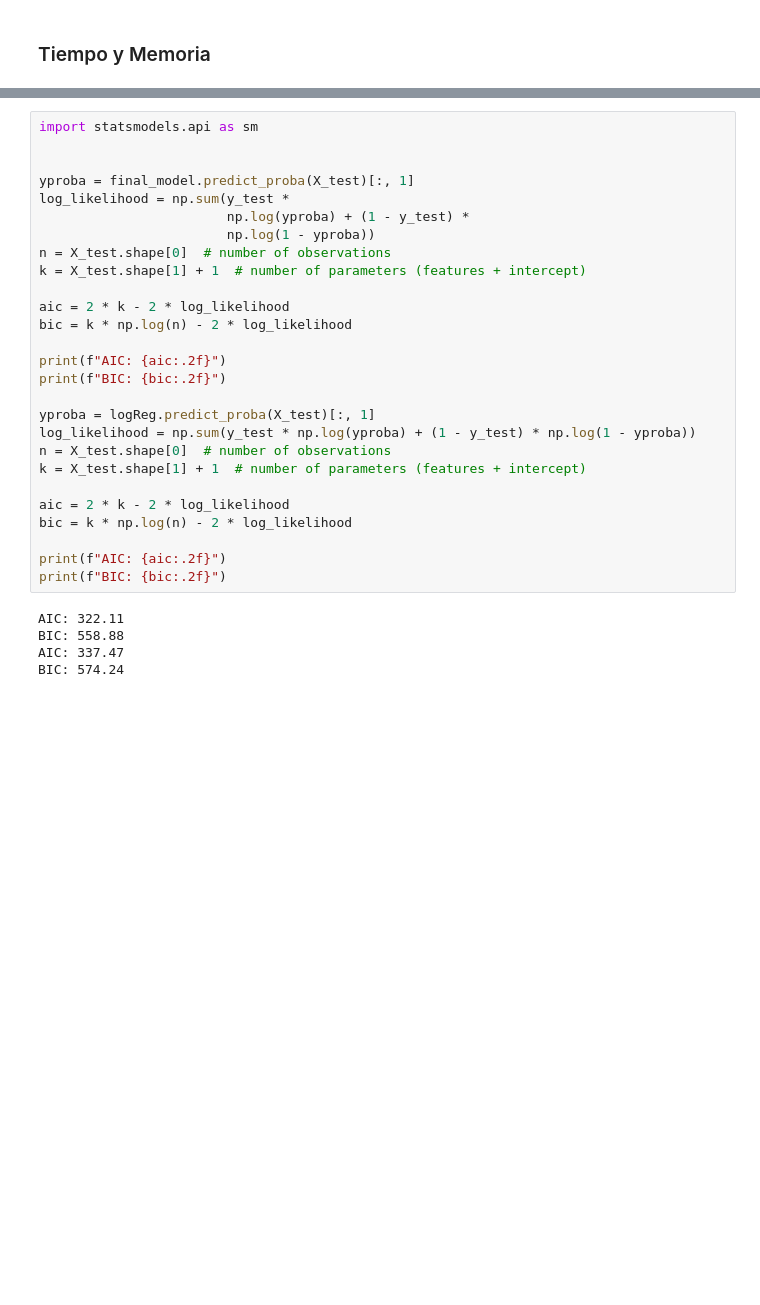
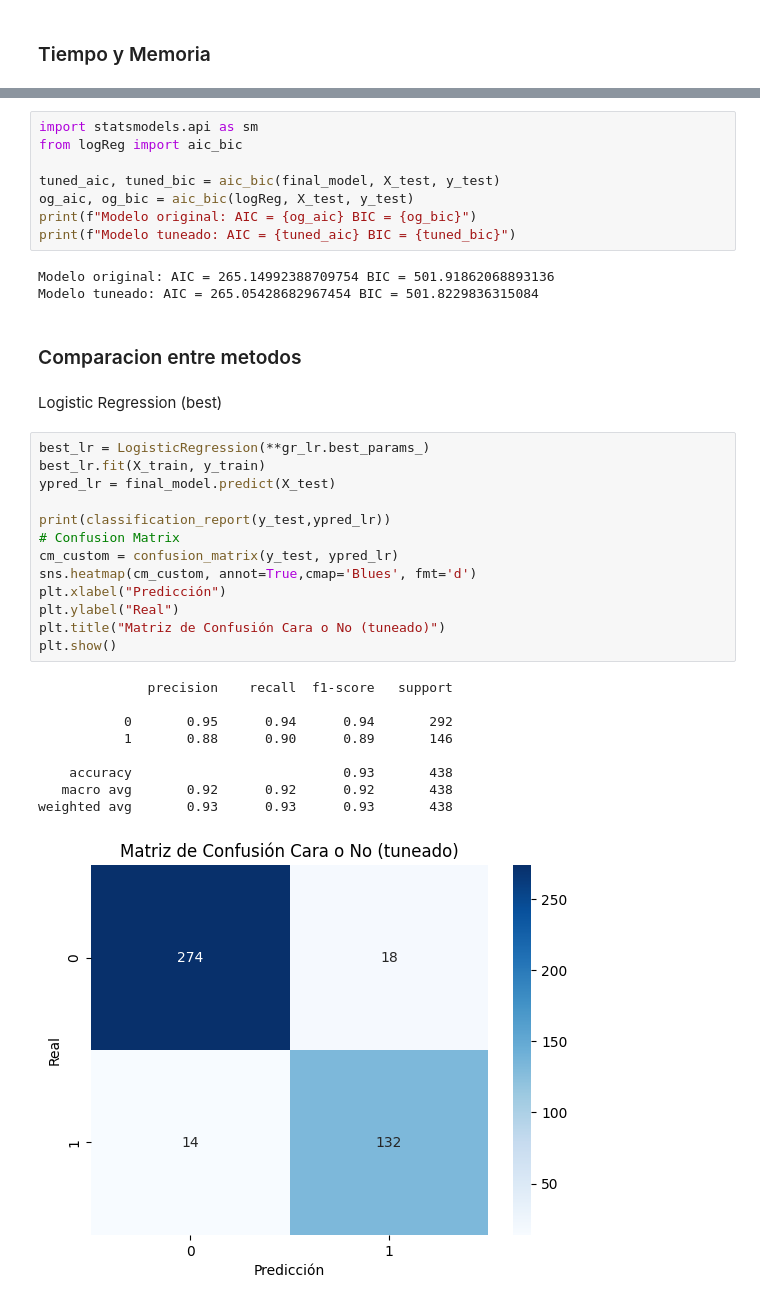
Before and after one commit to DiegoDuaS/LogisticRegression, a Jupyter notebook: actividades.ipynb, the cells around one changed output, grey strips where cells are left out. Saved outputs shown, nothing was run; the diff lists cells and outputs as text; blank space fills up the shorter version.

Commit message:
:feat: various models comparison

```diff
--- a/actividades.ipynb
+++ b/actividades.ipynb
@@ -662,32 +674,38 @@ Prediccion:
 # %%
 import statsmodels.api as sm
+from logReg import aic_bic
 
-
-yproba = final_model.predict_proba(X_test)[:, 1]
-log_likelihood = np.sum(y_test *
-                        np.log(yproba) + (1 - y_test) *
-                        np.log(1 - yproba))
-n = X_test.shape[0]  # number of observations
-k = X_test.shape[1] + 1  # number of parameters (features + intercept)
-
-aic = 2 * k - 2 * log_likelihood
-bic = k * np.log(n) - 2 * log_likelihood
-
-print(f"AIC: {aic:.2f}")
-print(f"BIC: {bic:.2f}")
-
-yproba = logReg.predict_proba(X_test)[:, 1]
-log_likelihood = np.sum(y_test * np.log(yproba) + (1 - y_test) * np.log(1 - yproba))
-n = X_test.shape[0]  # number of observations
-k = X_test.shape[1] + 1  # number of parameters (features + intercept)
-
-aic = 2 * k - 2 * log_likelihood
-bic = k * np.log(n) - 2 * log_likelihood
-
-print(f"AIC: {aic:.2f}")
-print(f"BIC: {bic:.2f}")
+tuned_aic, tuned_bic = aic_bic(final_model, X_test, y_test)
+og_aic, og_bic = aic_bic(logReg, X_test, y_test)
+print(f"Modelo original: AIC = {og_aic} BIC = {og_bic}")
+print(f"Modelo tuneado: AIC = {tuned_aic} BIC = {tuned_bic}")
 # %% [output]
-AIC: 322.11
-BIC: 558.88
-AIC: 337.47
-BIC: 574.24
+Modelo original: AIC = 265.14992388709754 BIC = 501.91862068893136
+Modelo tuneado: AIC = 265.05428682967454 BIC = 501.8229836315084
+# %% [markdown]
+### Comparacion entre metodos
+# %% [markdown]
+Logistic Regression (best)
+# %%
+best_lr = LogisticRegression(**gr_lr.best_params_)
+best_lr.fit(X_train, y_train)
+ypred_lr = final_model.predict(X_test)
+
+print(classification_report(y_test,ypred_lr))
+# Confusion Matrix
+cm_custom = confusion_matrix(y_test, ypred_lr)
+sns.heatmap(cm_custom, annot=True,cmap='Blues', fmt='d')
+plt.xlabel("Predicción")
+plt.ylabel("Real")
+plt.title("Matriz de Confusión Cara o No (tuneado)")
+plt.show()
+# %% [output]
+              precision    recall  f1-score   support
+
+           0       0.95      0.94      0.94       292
+           1       0.88      0.90      0.89       146
+
+    accuracy                           0.93       438
+   macro avg       0.92      0.92      0.92       438
+weighted avg       0.93      0.93      0.93       438
+[figure, added]
```
Also changed, not shown: parts of 14 cells of this notebook, 3 other files.
